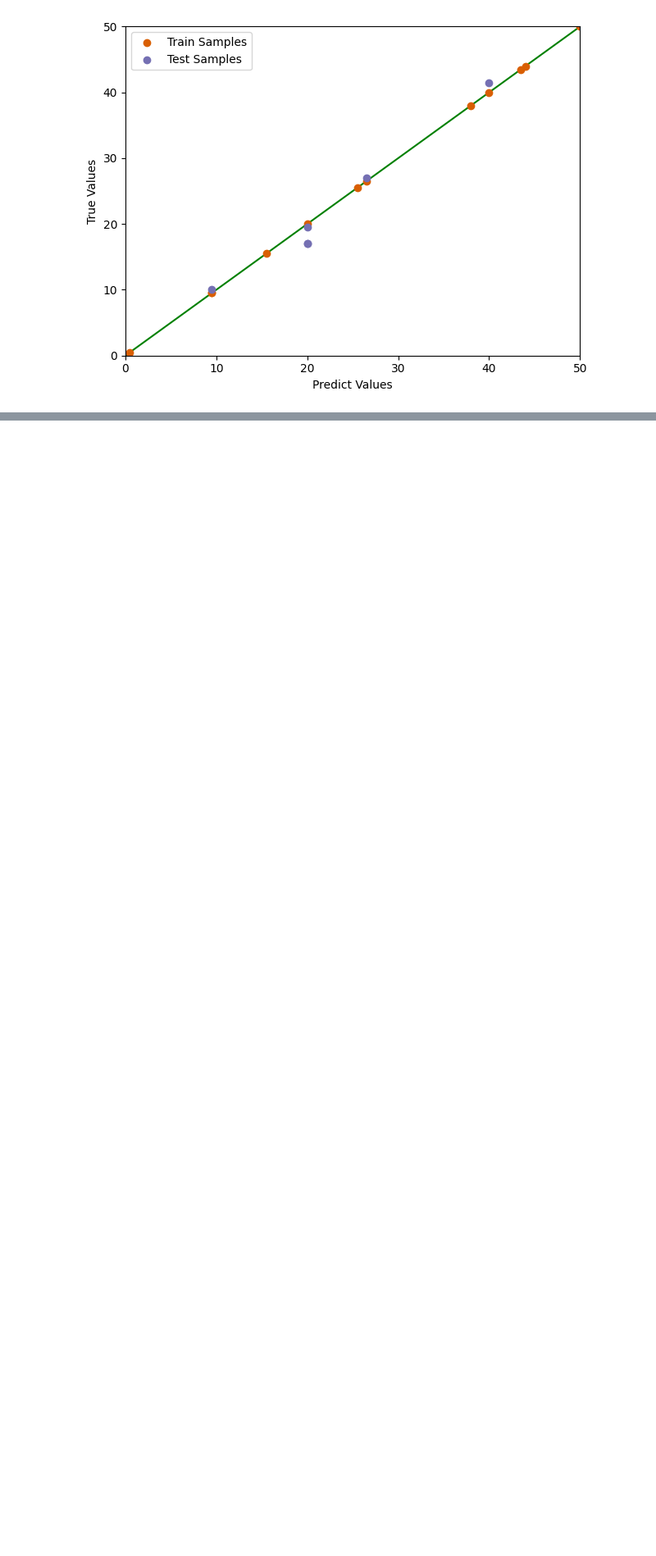
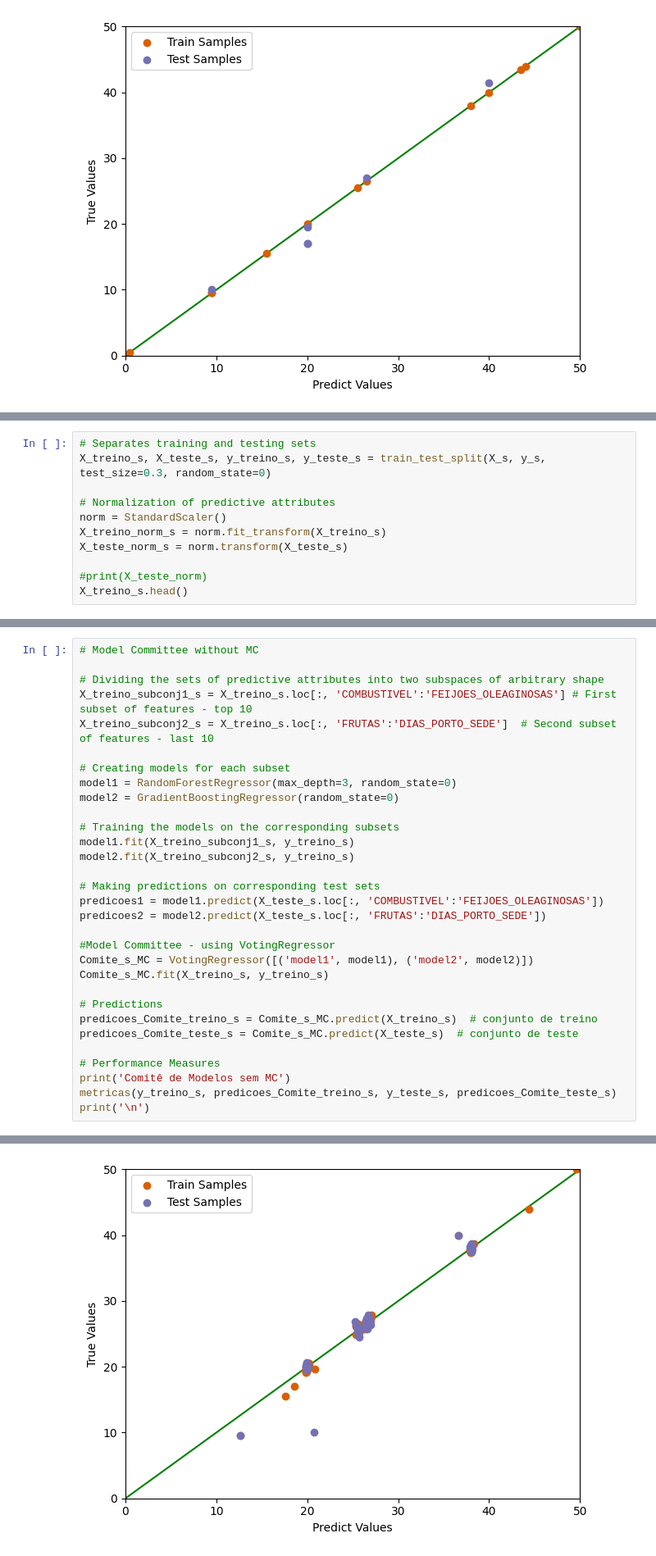
Before and after one commit to Valquire/ATOp, a Jupyter notebook: predictive_model_MilNavalPlatform_endurance.ipynb, the cells around one changed output, grey strips where cells are left out. Shown at 82% size. Saved outputs shown, nothing was run; the diff lists cells and outputs as text; blank space fills up the shorter version.

```diff
--- a/predictive_model_MilNavalPlatform_endurance.ipynb
+++ b/predictive_model_MilNavalPlatform_endurance.ipynb
@@ -1158,0 +989,11 @@ Raiz do Erro Quadrático Médio (RMSE): 1.87
+# %%
+# Separates training and testing sets
+X_treino_s, X_teste_s, y_treino_s, y_teste_s = train_test_split(X_s, y_s, test_size=0.3, random_state=0)
+
+# Normalization of predictive attributes
+norm = StandardScaler()
+X_treino_norm_s = norm.fit_transform(X_treino_s)
+X_teste_norm_s = norm.transform(X_teste_s)
+
+#print(X_teste_norm)
+X_treino_s.head()
@@ -1158,0 +1071,32 @@ Raiz do Erro Quadrático Médio (RMSE): 1.87
+# %%
+# Model Committee without MC
+
+# Dividing the sets of predictive attributes into two subspaces of arbitrary shape
+X_treino_subconj1_s = X_treino_s.loc[:, 'COMBUSTIVEL':'FEIJOES_OLEAGINOSAS'] # First subset of features - top 10
+X_treino_subconj2_s = X_treino_s.loc[:, 'FRUTAS':'DIAS_PORTO_SEDE']  # Second subset of features - last 10
+
+# Creating models for each subset
+model1 = RandomForestRegressor(max_depth=3, random_state=0)
+model2 = GradientBoostingRegressor(random_state=0)
+
+# Training the models on the corresponding subsets
+model1.fit(X_treino_subconj1_s, y_treino_s)
+model2.fit(X_treino_subconj2_s, y_treino_s)
+
+# Making predictions on corresponding test sets
+predicoes1 = model1.predict(X_teste_s.loc[:, 'COMBUSTIVEL':'FEIJOES_OLEAGINOSAS'])
+predicoes2 = model2.predict(X_teste_s.loc[:, 'FRUTAS':'DIAS_PORTO_SEDE'])
+
+#Model Committee - using VotingRegressor
+Comite_s_MC = VotingRegressor([('model1', model1), ('model2', model2)])
+Comite_s_MC.fit(X_treino_s, y_treino_s)
+
+# Predictions
+predicoes_Comite_treino_s = Comite_s_MC.predict(X_treino_s)  # conjunto de treino
+predicoes_Comite_teste_s = Comite_s_MC.predict(X_teste_s)  # conjunto de teste
+
+# Performance Measures
+print('Comitê de Modelos sem MC')
+metricas(y_treino_s, predicoes_Comite_treino_s, y_teste_s, predicoes_Comite_teste_s)
+print('\n')
+# %% [output]
@@ -1158,0 +1107 @@ Raiz do Erro Quadrático Médio (RMSE): 1.87
+[figure, added]
```
Also changed, not shown: parts of 55 cells of this notebook.
